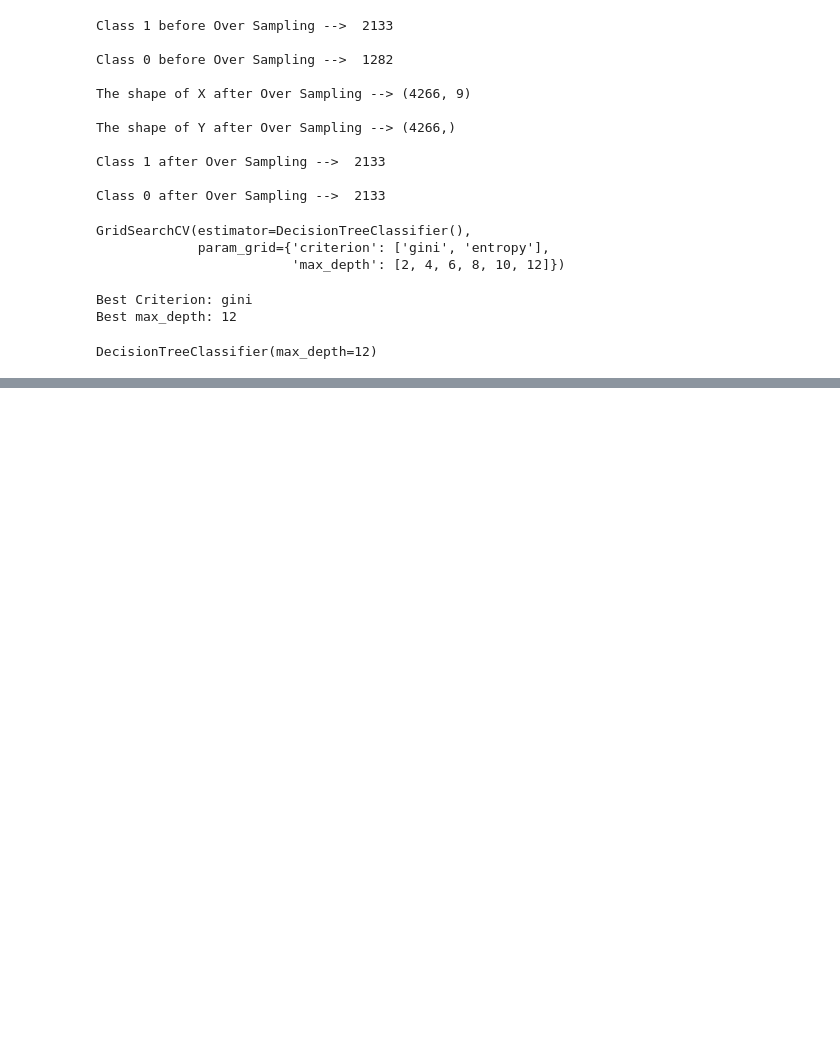
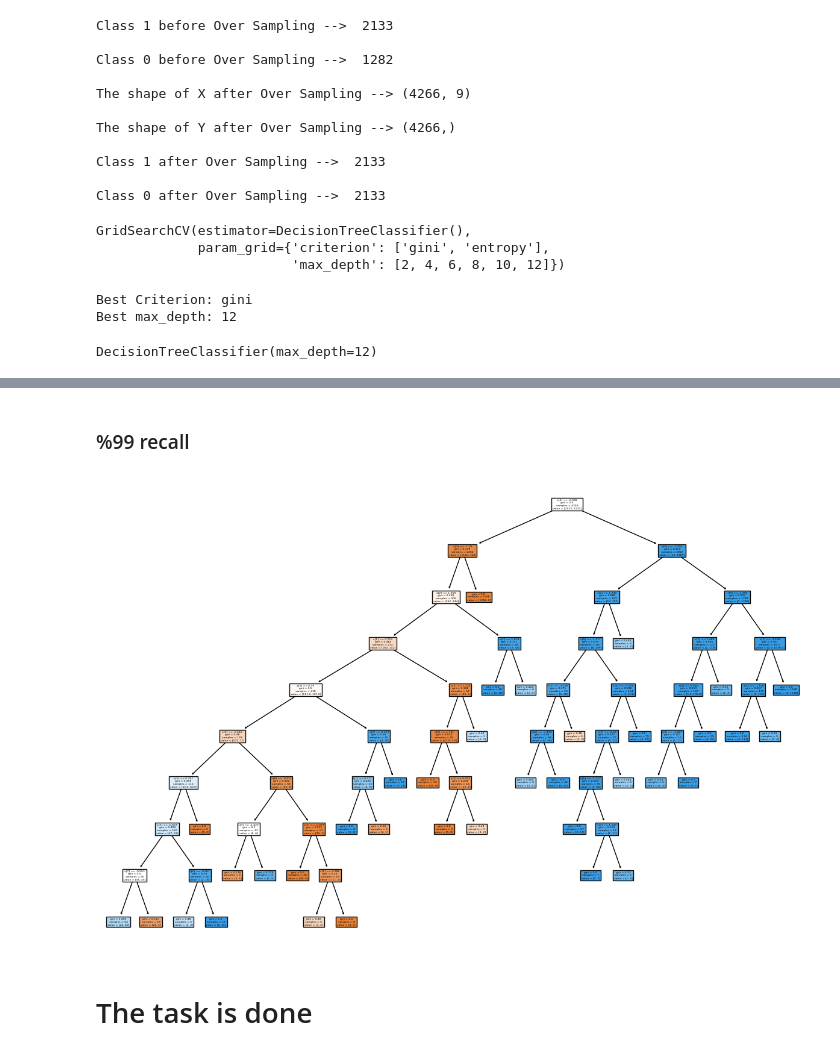
Before and after one commit to esNIMA/ML-projects, a Jupyter notebook: 8-Applied ML HW 3/P1.ipynb, the cells around one changed output, grey strips where cells are left out. Drawn from its saved outputs; the diff is of its cells as text; code cells hidden in the pictures; blank space fills up the shorter version.

```diff
--- a/8-Applied ML HW 3/P1.ipynb
+++ b/8-Applied ML HW 3/P1.ipynb
@@ -660,0 +673,2 @@ weighted avg       0.98      0.98      0.98       854
+# %%
+model = DecisionTreeClassifier(criterion='gini' , max_depth=9, min_samples_leaf=5, min_samples_split=10)
@@ -660,0 +697,10 @@ weighted avg       0.98      0.98      0.98       854
+# %% [markdown]
+### %99 recall
+# %%
+plt.figure(figsize=(15,10))
+plot_tree(model, filled=True)
+plt.show()
+# %% [output]
+[figure, added]
+# %% [markdown]
+# The task is done
```
Also changed, not shown: parts of 8 cells of this notebook.
